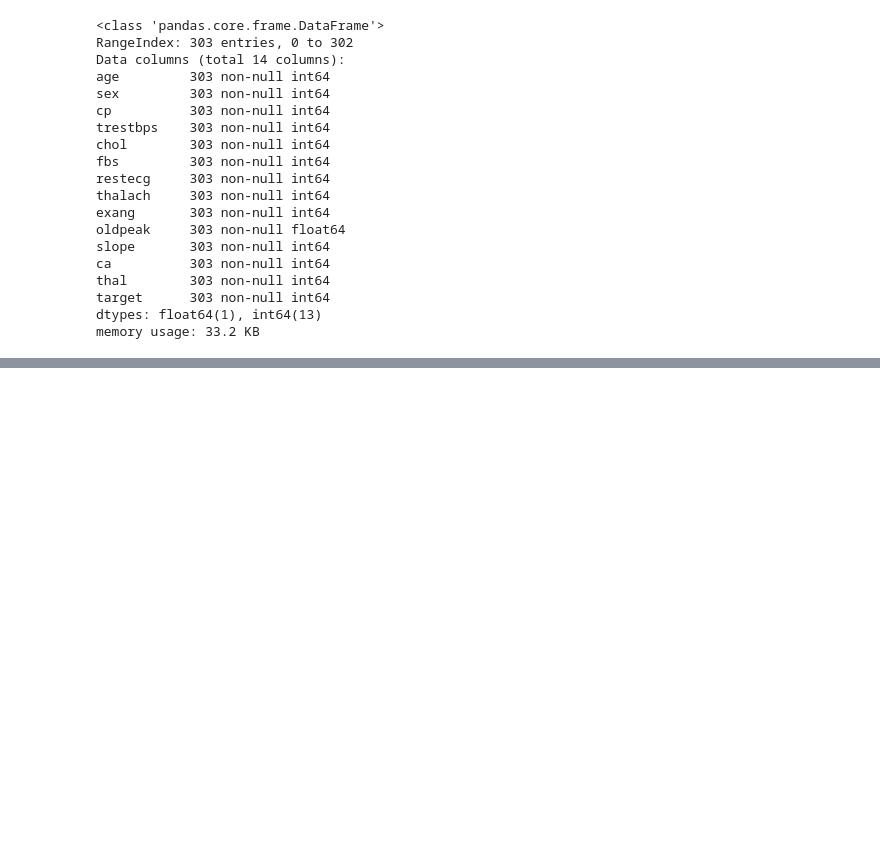
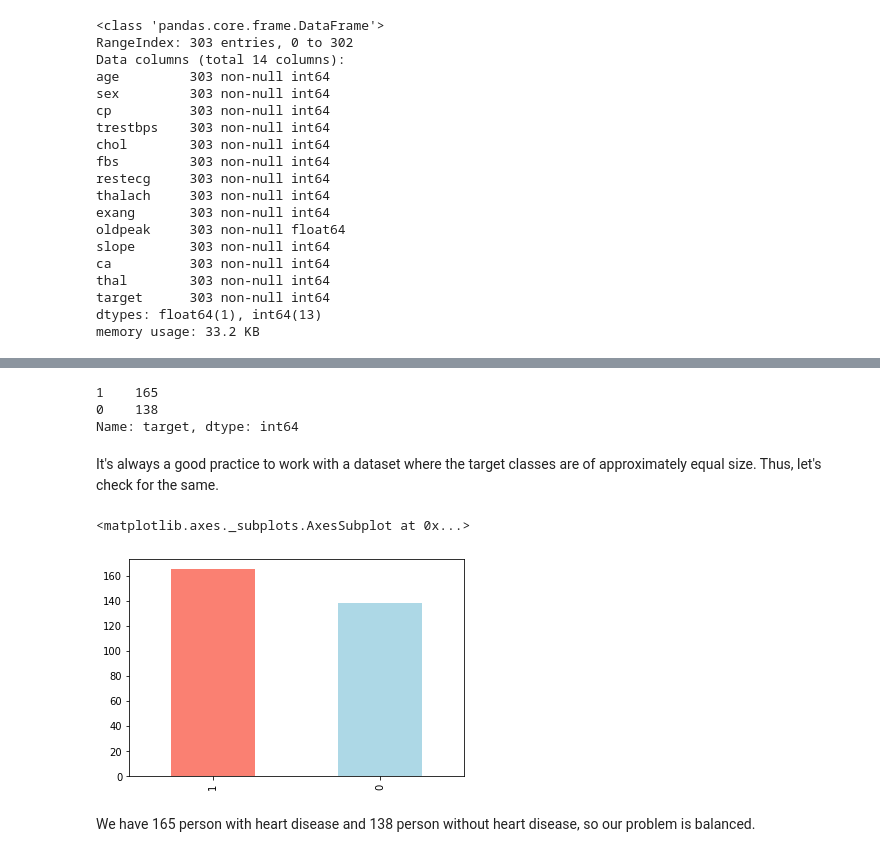
Before and after one commit to power-art/Predicting-Heart-Disease, a Jupyter notebook: Heart Disease Detection.ipynb, the cells around one changed output, grey strips where cells are left out. Saved outputs shown, nothing was run; the diff lists cells and outputs as text; code cells hidden in the pictures; blank space fills up the shorter version.

```diff
--- a/Heart Disease Detection.ipynb
+++ b/Heart Disease Detection.ipynb
@@ -40,0 +57,16 @@ memory usage: 33.2 KB
+# %%
+df.target.value_counts()
+# %% [output]
+1    165
+0    138
+Name: target, dtype: int64
+# %% [markdown]
+It's always a good practice to work with a dataset where the target classes are of approximately equal size. Thus, let's check for the same.
+# %%
+df.target.value_counts().plot(kind="bar",
+color=["salmon", "lightblue"])
+# %% [output]
+<matplotlib.axes._subplots.AxesSubplot at 0x...>
+[figure, added]
+# %% [markdown]
+We have 165 person with heart disease and 138 person without heart disease, so our problem is balanced.
```
Also changed, not shown: parts of 19 cells of this notebook.
